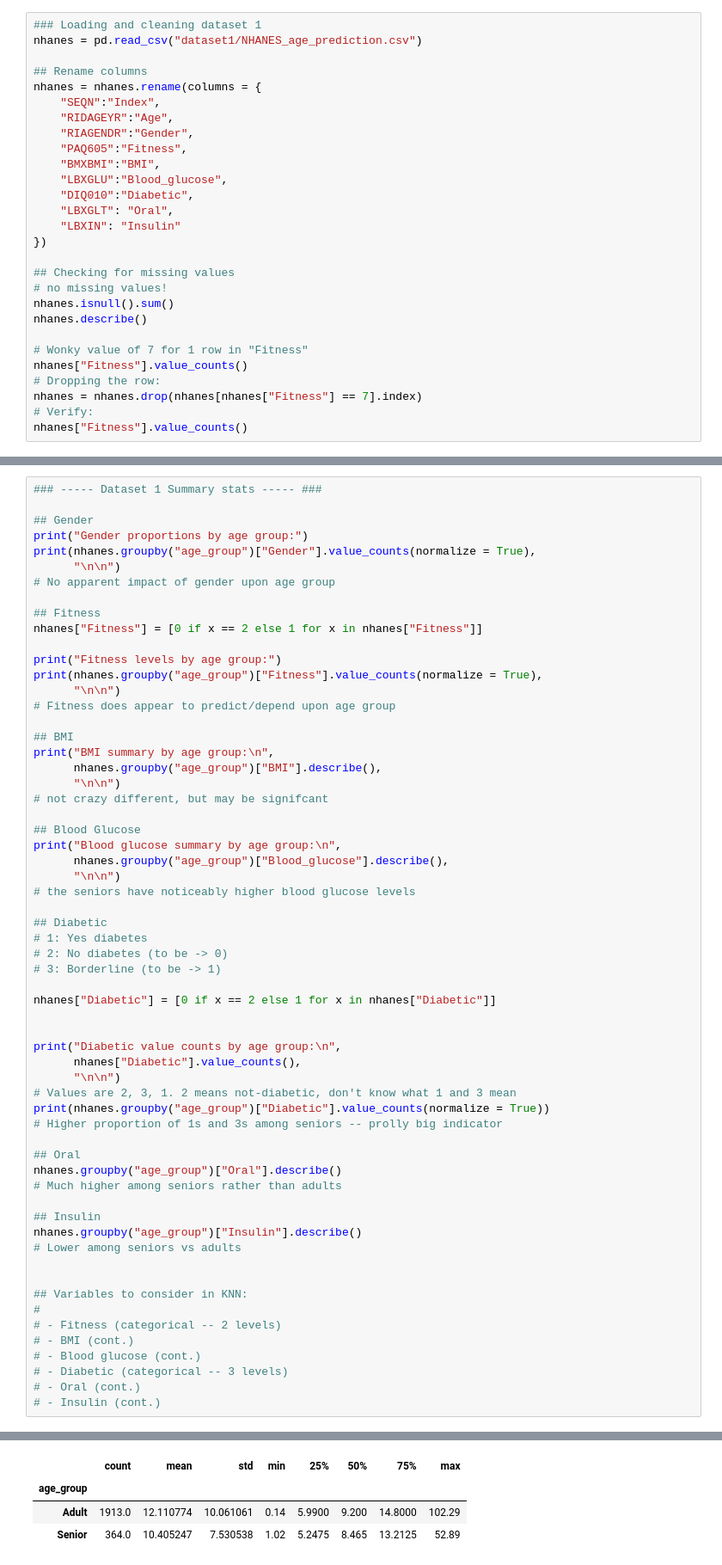
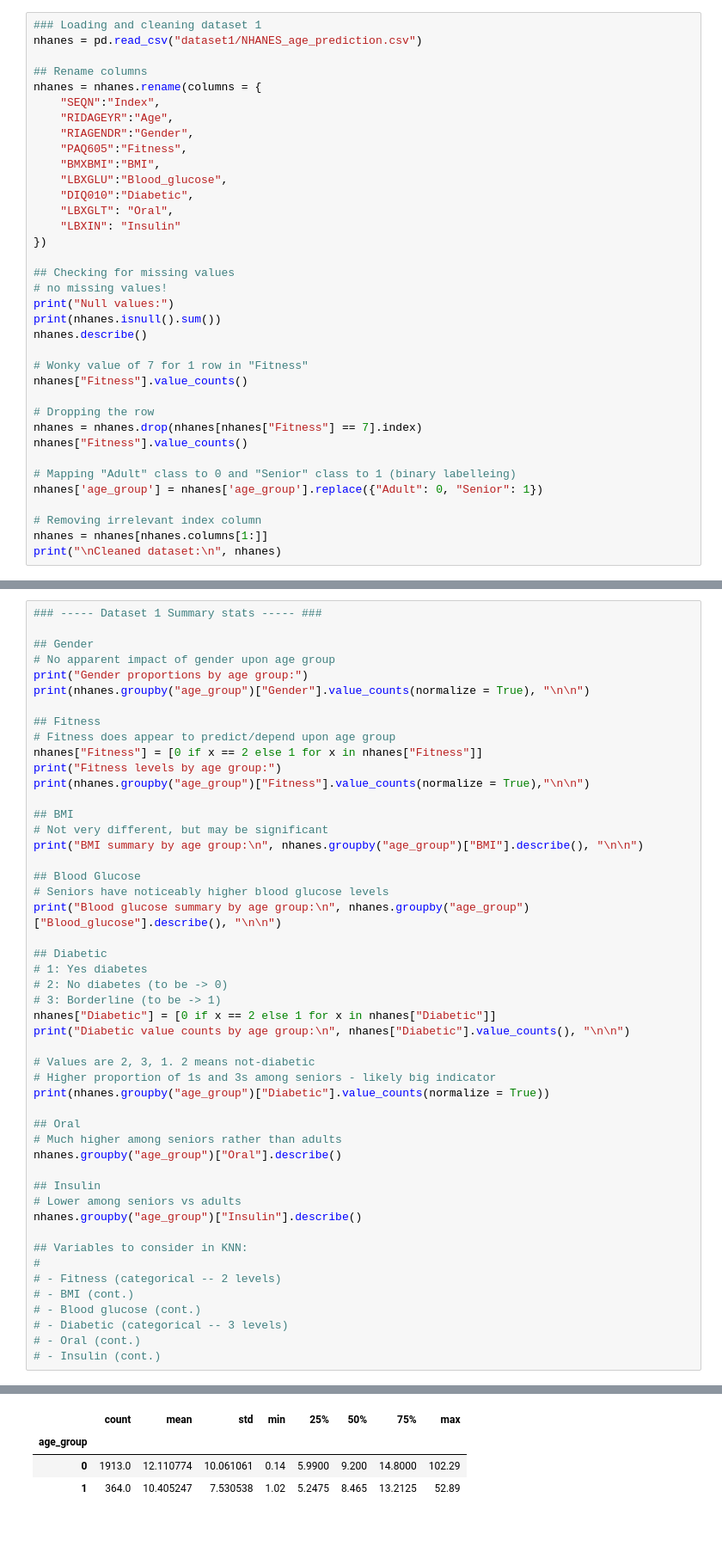
Before and after one commit to chxmberland/comp-551-a1, a Jupyter notebook: 551_group21_a-1.ipynb, the cells around one changed output, grey strips where cells are left out. Shown at 86% size. Saved outputs shown, nothing was run; the diff lists cells and outputs as text; blank space fills up the shorter version.

```diff
--- a/551_group21_a-1.ipynb
+++ b/551_group21_a-1.ipynb
@@ -24,13 +32,21 @@ nhanes = nhanes.rename(columns = {
 
 ## Checking for missing values
 # no missing values!
-nhanes.isnull().sum()
+print("Null values:")
+print(nhanes.isnull().sum())
 nhanes.describe()
 
 # Wonky value of 7 for 1 row in "Fitness"
 nhanes["Fitness"].value_counts()
-# Dropping the row:
+
+# Dropping the row
 nhanes = nhanes.drop(nhanes[nhanes["Fitness"] == 7].index)
-# Verify:
 nhanes["Fitness"].value_counts()
+
+# Mapping "Adult" class to 0 and "Senior" class to 1 (binary labelleing)
+nhanes['age_group'] = nhanes['age_group'].replace({"Adult": 0, "Senior": 1})
+
+# Removing irrelevant index column
+nhanes = nhanes[nhanes.columns[1:]]
+print("\nCleaned dataset:\n", nhanes)
 # %% [output]
@@ -75,54 +120,42 @@ bcw.head()
 ### ----- Dataset 1 Summary stats ----- ###
 
 ## Gender
+# No apparent impact of gender upon age group
 print("Gender proportions by age group:")
-print(nhanes.groupby("age_group")["Gender"].value_counts(normalize = True),
-      "\n\n")
-# No apparent impact of gender upon age group
+print(nhanes.groupby("age_group")["Gender"].value_counts(normalize = True), "\n\n")
 
 ## Fitness
+# Fitness does appear to predict/depend upon age group
 nhanes["Fitness"] = [0 if x == 2 else 1 for x in nhanes["Fitness"]]
-
 print("Fitness levels by age group:")
-print(nhanes.groupby("age_group")["Fitness"].value_counts(normalize = True),
-      "\n\n")
-# Fitness does appear to predict/depend upon age group
+print(nhanes.groupby("age_group")["Fitness"].value_counts(normalize = True),"\n\n")
 
 ## BMI
-print("BMI summary by age group:\n",
-      nhanes.groupby("age_group")["BMI"].describe(),
-      "\n\n")
-# not crazy different, but may be signifcant
+# Not very different, but may be significant
+print("BMI summary by age group:\n", nhanes.groupby("age_group")["BMI"].describe(), "\n\n")
 
 ## Blood Glucose
-print("Blood glucose summary by age group:\n",
-      nhanes.groupby("age_group")["Blood_glucose"].describe(),
-      "\n\n")
-# the seniors have noticeably higher blood glucose levels
+# Seniors have noticeably higher blood glucose levels
+print("Blood glucose summary by age group:\n", nhanes.groupby("age_group")["Blood_glucose"].describe(), "\n\n")
 
 ## Diabetic
 # 1: Yes diabetes
 # 2: No diabetes (to be -> 0)
 # 3: Borderline (to be -> 1)
+nhanes["Diabetic"] = [0 if x == 2 else 1 for x in nhanes["Diabetic"]]
+print("Diabetic value counts by age group:\n", nhanes["Diabetic"].value_counts(), "\n\n")
 
-nhanes["Diabetic"] = [0 if x == 2 else 1 for x in nhanes["Diabetic"]]
-
-
-print("Diabetic value counts by age group:\n",
-      nhanes["Diabetic"].value_counts(),
-      "\n\n")
-# Values are 2, 3, 1. 2 means not-diabetic, don't know what 1 and 3 mean
+# Values are 2, 3, 1. 2 means not-diabetic
+# Higher proportion of 1s and 3s among seniors - likely big indicator
 print(nhanes.groupby("age_group")["Diabetic"].value_counts(normalize = True))
-# Higher proportion of 1s and 3s among seniors -- prolly big indicator
 
 ## Oral
+# Much higher among seniors rather than adults
 nhanes.groupby("age_group")["Oral"].describe()
-# Much higher among seniors rather than adults
 
 ## Insulin
+# Lower among seniors vs adults
 nhanes.groupby("age_group")["Insulin"].describe()
-# Lower among seniors vs adults
-
 
 ## Variables to consider in KNN:
 #
@@ -153,4 +186,4 @@ Name: Diabetic, dtype: float64
 |  | count | mean | std | min | 25% | 50% | 75% | max |
 | age_group |  |  |  |  |  |  |  |  |
-| Adult | 1913.0 | 12.110774 | 10.061061 | 0.14 | 5.9900 | 9.200 | 14.8000 | 102.29 |
-| Senior | 364.0 | 10.405247 | 7.530538 | 1.02 | 5.2475 | 8.465 | 13.2125 | 52.89 |
+| 0 | 1913.0 | 12.110774 | 10.061061 | 0.14 | 5.9900 | 9.200 | 14.8000 | 102.29 |
+| 1 | 364.0 | 10.405247 | 7.530538 | 1.02 | 5.2475 | 8.465 | 13.2125 | 52.89 |
```
Also changed, not shown: parts of 41 cells of this notebook.
